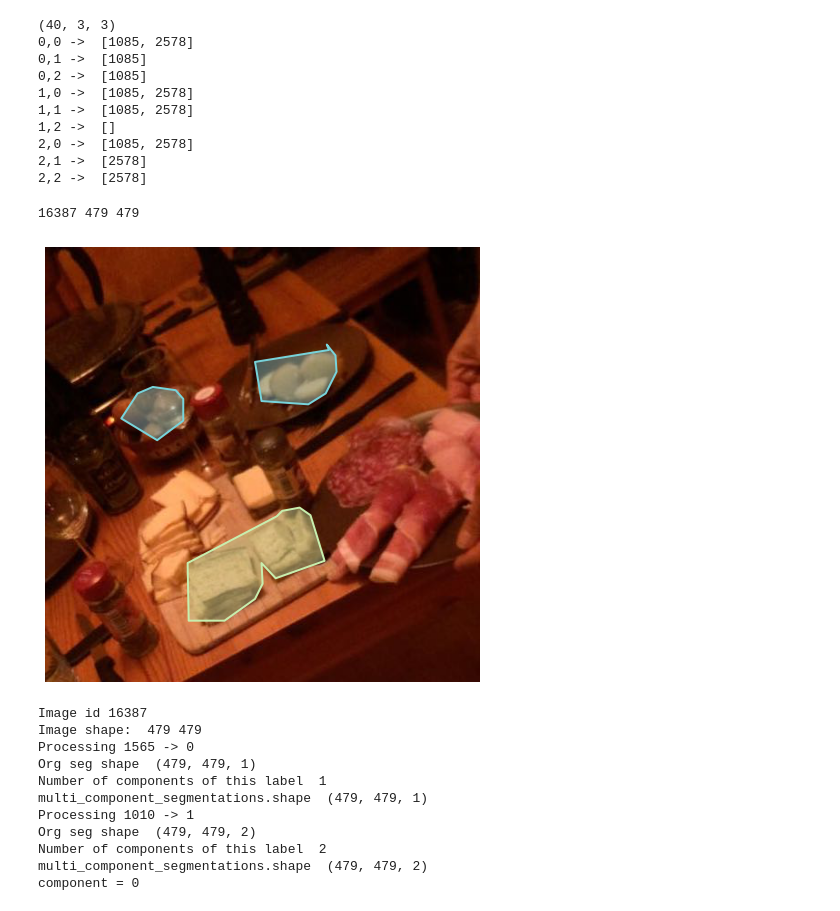
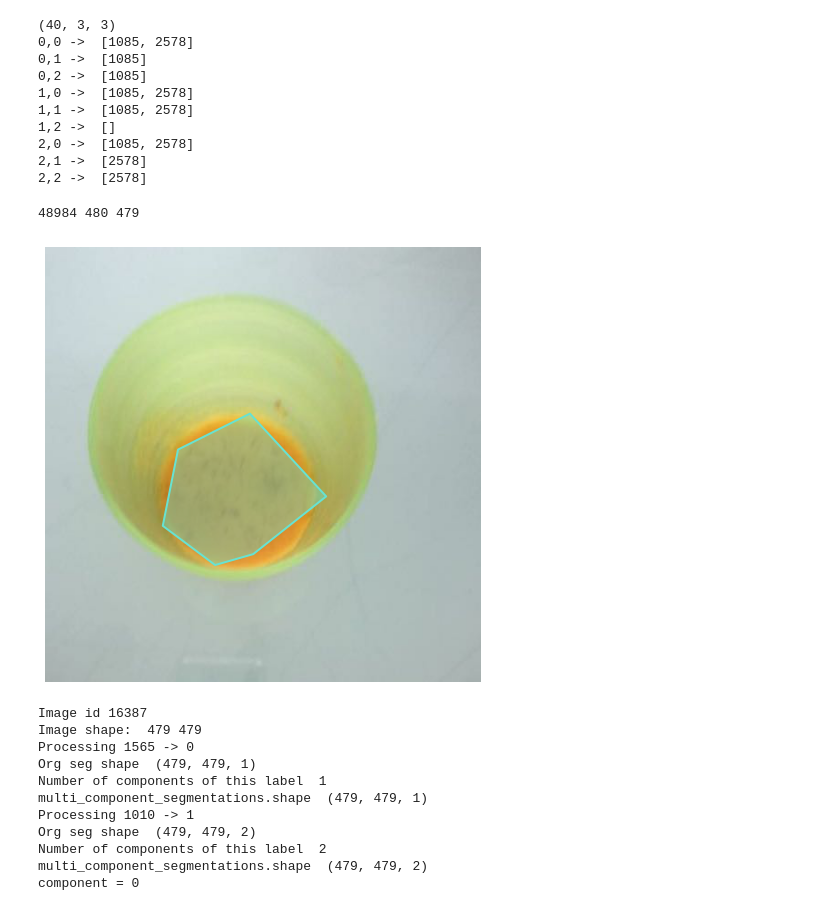
Before and after one commit to GollyTicker/Food-Recognition-Challenge, a Jupyter notebook: Starter_Kit.ipynb, the cells around one changed output. Cells and saved outputs as stored; diff of their text form; code cells hidden in the pictures.

```diff
--- a/Starter_Kit.ipynb
+++ b/Starter_Kit.ipynb
@@ -391,27 +391,27 @@ for i in range(3):
 # %%
 import random
 import skimage.io as io
 import matplotlib.pyplot as plt
 %matplotlib inline
 
 imid = 30573
 imid = 16387
-#imid = random.choice(image_ids)
+imid = random.choice(image_ids)
 im = coco.loadImgs(imid)[0]
 im_annotations = coco.loadAnns(coco.getAnnIds(imgIds=imid))
 
 image_path = os.path.join(Paths.TRAIN_IMAGES_DIR, im["file_name"])
 plt.figure(figsize=(8,8))
 I = io.imread(image_path)
 plt.imshow(I)
 plt.axis('off')
 # Render annotations on top of the image
 coco.showAnns(im_annotations)
 
 print(imid,im["width"],im["height"])
 # %% [output]
-16387 479 479
+48984 480 479
-[figure, old version]
+[figure, new version]
 # %%
 def one_hot_id_from_coco_id(coco_id):
   return np.nonzero(fai_multi_cats_from_coco_ids([coco_id]))[0][0]
```
Also changed, not shown: parts of 12 cells of this notebook.
